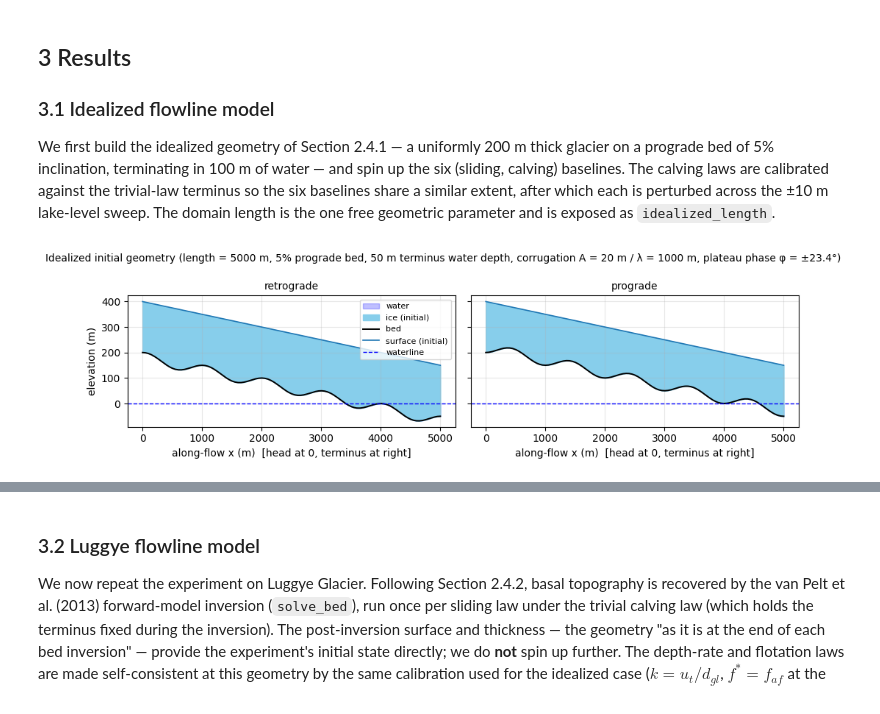
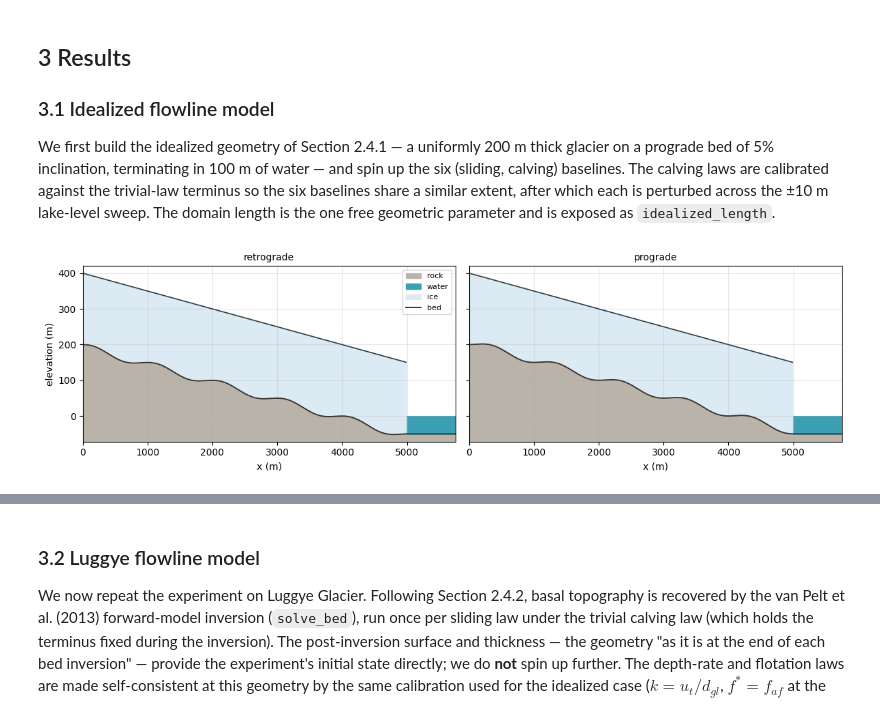
Before and after one commit to chrismiele/glimmer, a Jupyter notebook: 1D_modelling/lake_terminating_GRL.ipynb, the cells around one changed output, grey strips where cells are left out. Saved outputs shown, nothing was run; the diff lists cells and outputs as text; code cells hidden in the pictures.

```diff
--- a/1D_modelling/lake_terminating_GRL.ipynb
+++ b/1D_modelling/lake_terminating_GRL.ipynb
@@ -1010,48 +1658,71 @@ for direction in idealized_directions:
     # Initial thickness chosen so that bed + H = _bed_prograde + idealized_thickness
     # everywhere; make_initial_state then delivers a smooth (uncorrugated) initial
     # surface with H thicker over troughs and thinner over ridges.
     _thick_profile = _bed_prograde + idealized_thickness - _bed_profile
     for sl in sliding_laws:
         geom_bed[(sl, direction)]       = _bed_profile.copy()
         geom_thickness[(sl, direction)] = _thick_profile.copy()
 
 # Experiment-mesh resolution / head inflow thickness for this geometry.
 length    = idealized_length
 n_cells   = idealized_n_cells
 H_initial = Constant(idealized_thickness)
 
 # Quick look at the initial idealized geometry — one panel per direction.
-_xx = np.linspace(0, length, 400)
+# The domain is extended seaward past the terminus so the proglacial lake is
+# actually visible in profile rather than being reduced to a dashed
+# horizontal waterline. The margin is a fraction of glacier length
+# (plot_seaward_pad_frac), NOT the model's fixed advance room `extra_length`,
+# so the glacier keeps most of the frame at any domain length.
+_x_seaward = plot_seaward_pad_frac * length
+_xx = np.linspace(0.0, length + _x_seaward, 400)
+_ice_mask = _xx <= length
+
+# First pass: shared y-limits so the two panels are directly comparable.
+_beds, _srfs = {}, {}
+_y_lo, _y_hi = np.inf, -np.inf
+for direction in idealized_directions:
+    _bed_xx = _interp_extrap(_xx, geom_X, geom_bed[(reference_sliding_law, direction)])
+    _thk_xx = _interp_extrap(_xx, geom_X, geom_thickness[(reference_sliding_law, direction)])
+    _srf_xx = _bed_xx + _thk_xx
+    _beds[direction], _srfs[direction] = _bed_xx, _srf_xx
+    _y_lo = min(_y_lo, float(_bed_xx.min()), baseline_waterline)
+    _y_hi = max(_y_hi, float(_srf_xx[_ice_mask].max()))
+_y_lo -= 20
+_y_hi += 20
+
 fig, axes = plt.subplots(1, len(idealized_directions),
-                         figsize=(5 * len(idealized_directions), 3),
+                         figsize=(6 * len(idealized_directions), 3.5),
                          sharey=True, squeeze=False)
 for c, direction in enumerate(idealized_directions):
     ax = axes[0, c]
-    _bed_xx = _interp_extrap(_xx, geom_X, geom_bed[(reference_sliding_law, direction)])
-    _thk_xx = _interp_extrap(_xx, geom_X, geom_thickness[(reference_sliding_law, direction)])
-    _srf_xx = _bed_xx + _thk_xx
-    ax.fill_between(_xx, _bed_xx, baseline_waterline, where=_bed_xx < baseline_waterline,
-                    color='blue', alpha=0.25, label='water')
-    ax.fill_between(_xx, _bed_xx, _srf_xx, color='skyblue', label='ice (initial)')
-    ax.plot(_xx, _bed_xx, 'k', lw=1.4, label='bed')
-    ax.plot(_xx, _srf_xx, color='tab:blue', lw=1.2, label='surface (initial)')
-    ax.axhline(baseline_waterline, color='blue', ls='--', lw=1, label='waterline')
-    ax.set_xlabel('along-flow x (m)  [head at 0, terminus at right]')
+    _bed_xx, _srf_xx = _beds[direction], _srfs[direction]
+    ax.fill_between(_xx, _y_lo, _bed_xx, color=profile_colors['bedrock'], label='rock')
+    ax.fill_between(_xx, _bed_xx, baseline_waterline, where=(_bed_xx < baseline_waterline),
+                    color=profile_colors['water'], label='water')
+    ax.fill_between(_xx[_ice_mask], _bed_xx[_ice_mask], _srf_xx[_ice_mask],
+                    color=profile_colors['ice'], label='ice')
+    ax.plot(_xx, _bed_xx, color=profile_colors['bed_edge'], lw=1.4, label='bed')
+    ax.plot(_xx[_ice_mask], _srf_xx[_ice_mask], color=profile_colors['surface'],
+            lw=1.2)
+    ax.set_xlabel('x (m)')
     if c == 0:
         ax.set_ylabel('elevation (m)')
-        ax.legend(fontsize=8)
+        ax.legend(fontsize=8, loc='upper right')
     ax.grid(alpha=0.3)
+    ax.set_xlim(_xx[0], _xx[-1])
+    ax.set_ylim(_y_lo, _y_hi)
     ax.set_title(direction, fontsize=10)
 _title = (f'Idealized initial geometry (length = {length:.0f} m, '
           f'{idealized_bed_slope*100:g}% prograde bed, '
           f'{idealized_water_depth:.0f} m terminus water depth, '
           f'corrugation A = {_A:.0f} m / λ = {_lambda:.0f} m, '
           f'plateau phase φ = ±{np.degrees(_phase_magnitude):.1f}°)')
-fig.suptitle(_title, fontsize=10)
+# No suptitle; details belong in the caption.
 fig.tight_layout()
 plt.show()
 # %% [output]
-[figure, old version]
+[figure, new version]
 # %%
 # Idealized spin-ups (Section 2.4.1)
 # ---------------------------------------------------------------------------
```
Also changed, not shown: parts of 21 cells of this notebook.
